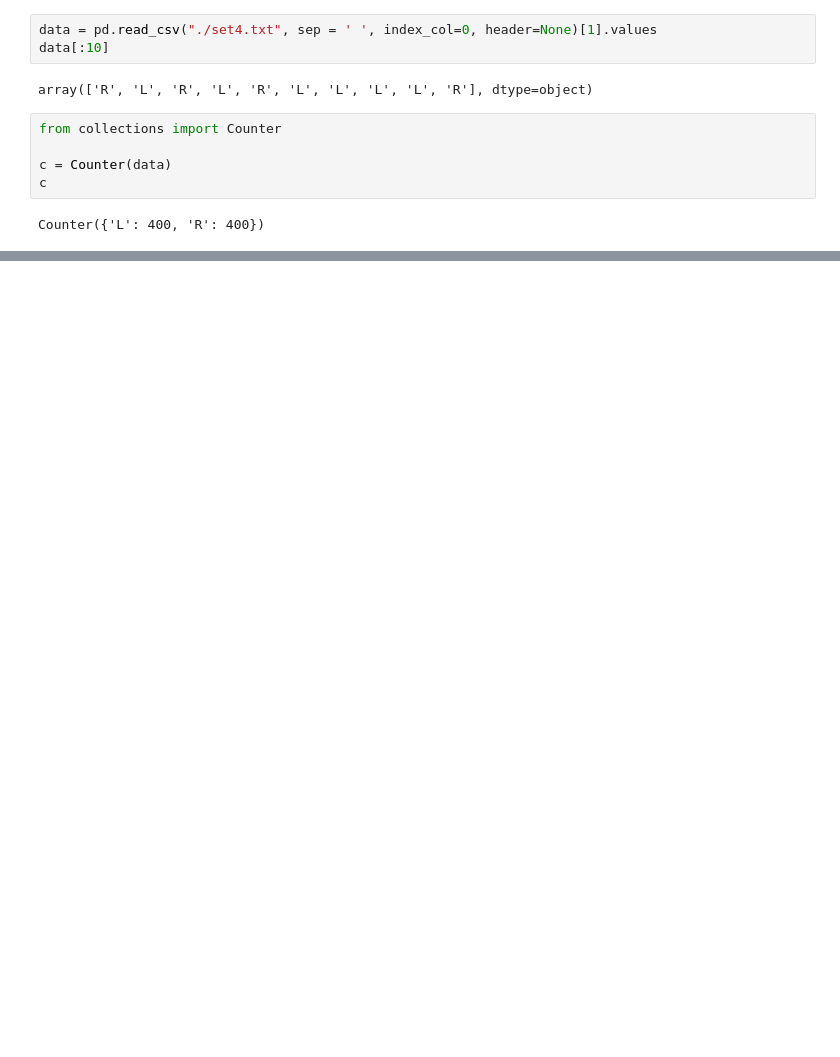
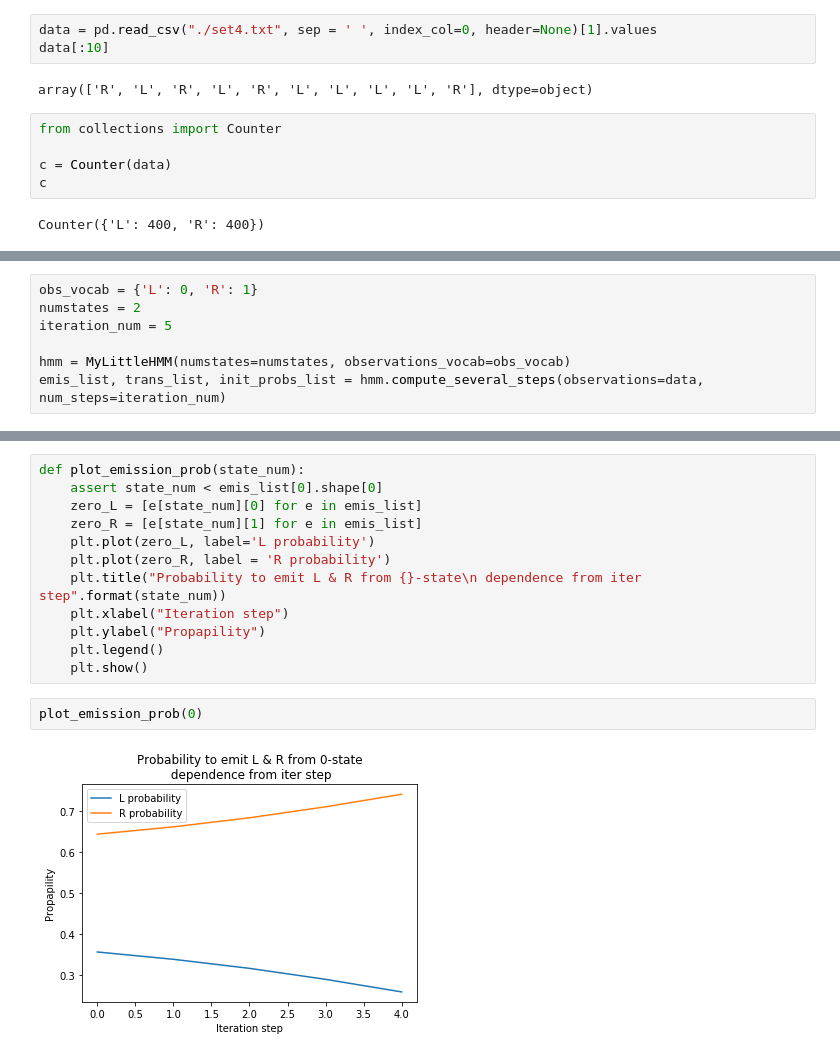
Before and after one commit to fogside/algorithms, a Jupyter notebook: DBMP/math_stats/myHMM.ipynb, the cells around one changed output, grey strips where cells are left out. Cells and saved outputs as stored; diff of their text form; blank space fills up the shorter version.

```diff
--- a/DBMP/math_stats/myHMM.ipynb
+++ b/DBMP/math_stats/myHMM.ipynb
@@ -238,0 +26,7 @@ len(result_mtx[0])
+# %%
+obs_vocab = {'L': 0, 'R': 1}
+numstates = 2
+iteration_num = 5
+
+hmm = MyLittleHMM(numstates=numstates, observations_vocab=obs_vocab)
+emis_list, trans_list, init_probs_list = hmm.compute_several_steps(observations=data, num_steps=iteration_num)
@@ -238,0 +57,16 @@ len(result_mtx[0])
+# %%
+def plot_emission_prob(state_num):
+    assert state_num < emis_list[0].shape[0]
+    zero_L = [e[state_num][0] for e in emis_list]
+    zero_R = [e[state_num][1] for e in emis_list]
+    plt.plot(zero_L, label='L probability')
+    plt.plot(zero_R, label = 'R probability')
+    plt.title("Probability to emit L & R from {}-state\n dependence from iter step".format(state_num))
+    plt.xlabel("Iteration step")
+    plt.ylabel("Propapility")
+    plt.legend()
+    plt.show()
+# %%
+plot_emission_prob(0)
+# %% [output]
+[figure, added]
```
Also changed, not shown: parts of 19 cells of this notebook.
